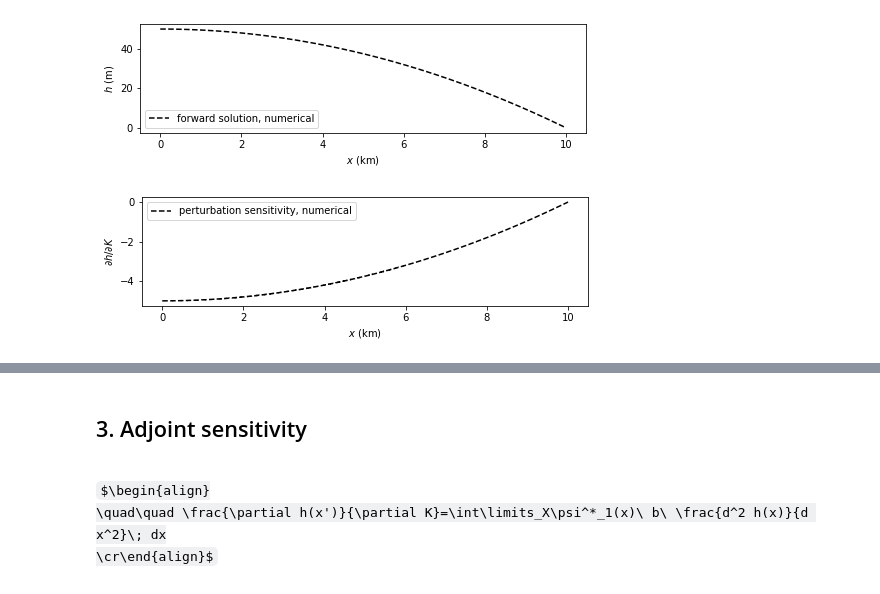
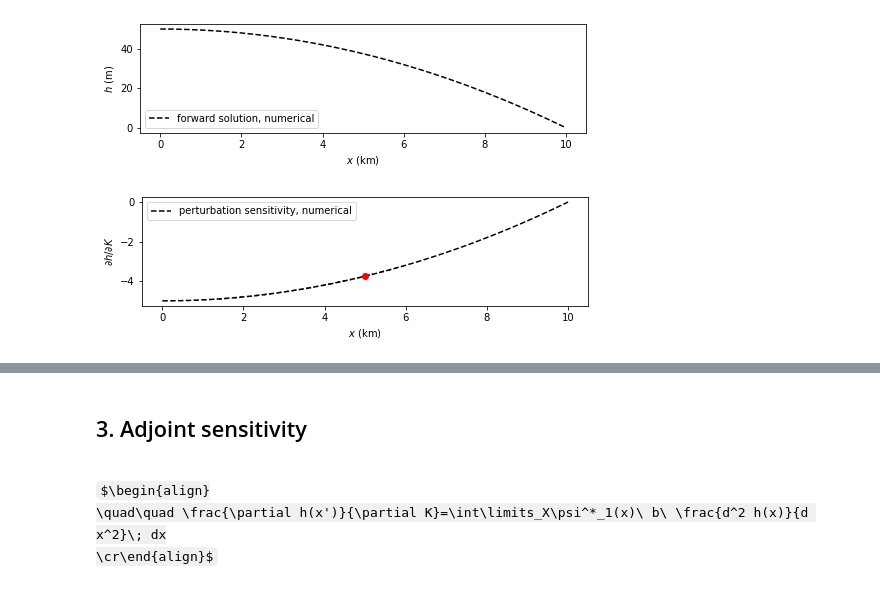
Before and after one commit to christurnadge/1o_adjoint_sensitivities, a Jupyter notebook: 1_K.ipynb, the cells around one changed output, grey strips where cells are left out. Saved outputs shown, nothing was run; the diff lists cells and outputs as text; code cells hidden in the pictures; some formulas as TeX source.

```diff
--- a/1_K.ipynb
+++ b/1_K.ipynb
@@ -200,21 +202,22 @@ plt.legend(loc=3);
 # %%
 M1 = M0
 flopy.modflow.ModflowLpf(M1, hk=K+K*dpar, vka=-999., ss=-999., sy=-999., ipakcb=53)
 M1.write_input()
 success, buff = M1.run_model(silent=True)
 H1 = flopy.utils.binaryfile.HeadFile('model.hds').get_data()[0,0,:]
 dhdK = (H1-H0)/(K*dpar)
 
 %matplotlib inline
 import matplotlib as mpl
 import matplotlib.pyplot as plt
 plt.subplots(figsize=[8,2])
 plt.plot(X/1000., dhdK, 'k--', mfc='none', label='perturbation sensitivity, numerical')
+plt.plot(ocol/1000., dhdK[ocol], 'ro')
 plt.xlabel('$x$ (km)')
 plt.ylabel(r'$\partial h / \partial K$')
 plt.legend();
 # %% [output]
-[figure, old version]
+[figure, new version]
 # %%
 set_background('rgba(0, 200, 0, 0.2)')
 print('%.6f (%.6f)'% (dhdK[ocol], benchmark))
```
Also changed, not shown: parts of 53 cells of this notebook, 9 other files.
